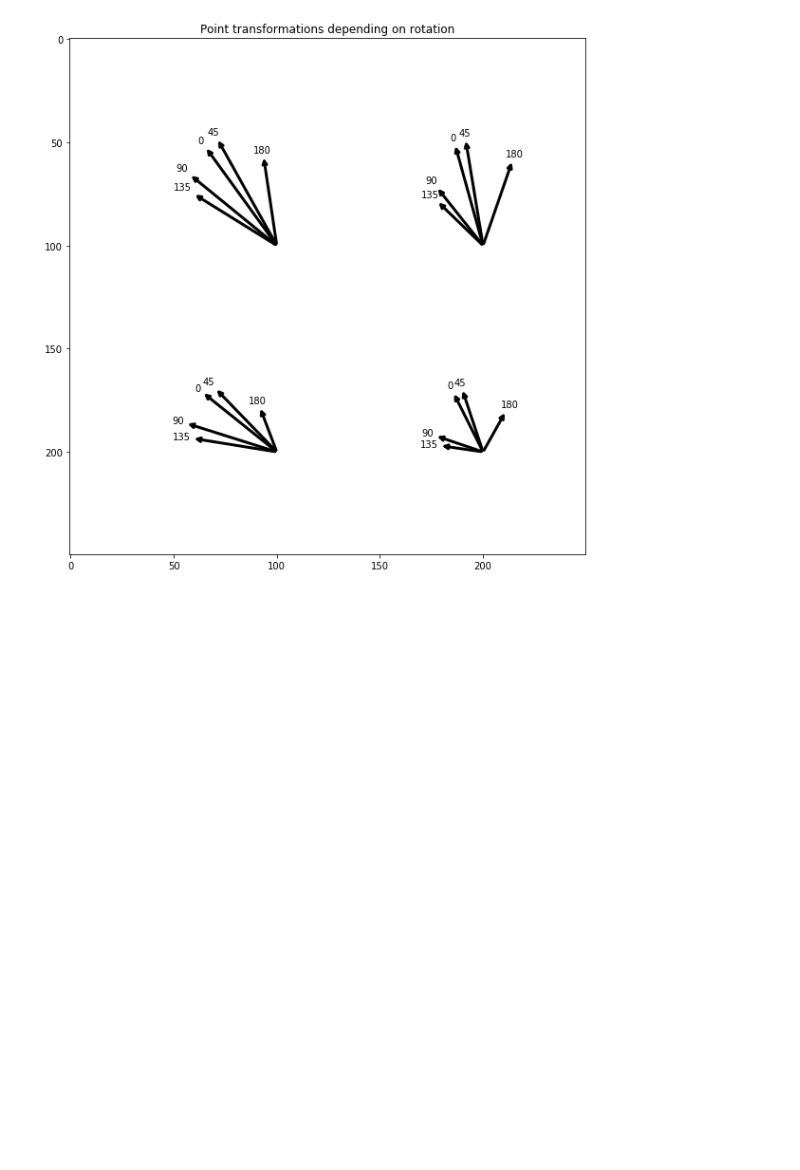
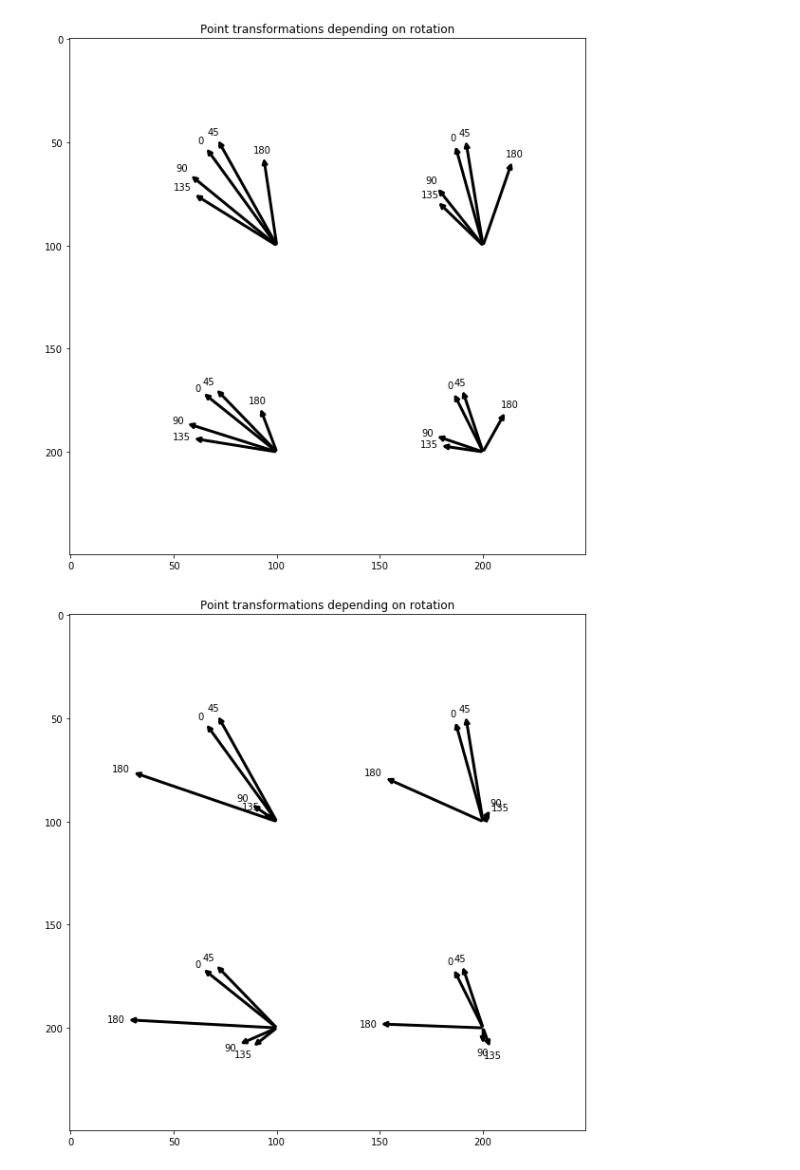
Before and after one commit to Lindronics/honours_project, a Jupyter notebook: notebooks/flir_one/flir_one_rotation.ipynb, the cells around one changed output. Cells and saved outputs as stored; diff of their text form; code cells hidden in the pictures; blank space fills up the shorter version.

```diff
--- a/notebooks/flir_one/flir_one_rotation.ipynb
+++ b/notebooks/flir_one/flir_one_rotation.ipynb
@@ -242,3 +242,54 @@ ax.set_title("Point transformations depending on rotation")
 pass
 # %% [output]
 [figure]
+# %%
+fig, ax = plt.subplots(1, figsize=(10, 10))
+bg = np.ones(shape=(250, 250), dtype=float)
+ax.imshow(bg, cmap="gray", vmin=0, vmax=1)
+
+p1 = np.array([100, 100], dtype=float)
+p2 = np.array([200, 100], dtype=float)
+p3 = np.array([100, 200], dtype=float)
+p4 = np.array([200, 200], dtype=float)
+
+vis_shape = np.array(metadata["shape"]["vis"])
+thr_shape = np.array(metadata["shape"]["thr"])
+
+coef, intercept, angle = [], [], []
+for name, image in metadata["photos"].items():
+    angle = metadata["photos"][name]["angle"]
+
+    X = metadata["photos"][name]["points"]["vis"]
+    y = metadata["photos"][name]["points"]["thr"]
+
+    X = np.vstack(X) // scaling_factor
+    y = np.vstack(y)
+
+    if angle >= 180:
+        X = vis_shape // scaling_factor - X
+        y = thr_shape - y
+    elif angle >= 90:
+        X = X[:, ::-1]
+        X[:, 1] = vis_shape[1] // scaling_factor - X[:, 1]
+        y = y[:, ::-1]
+        y[:, 1] = thr_shape[1] - y[:, 1]
+
+
+    model = LinearRegression()
+    model.fit(X, y)
+
+    t1 = p1 @ model.coef_.T + model.intercept_
+    t2 = p2 @ model.coef_.T + model.intercept_
+    t3 = p3 @ model.coef_.T + model.intercept_
+    t4 = p4 @ model.coef_.T + model.intercept_
+
+    ax.annotate(metadata["photos"][name]["angle"], xy=p1, xytext=t1, arrowprops=dict(arrowstyle="<-", linewidth=3))
+    ax.annotate(metadata["photos"][name]["angle"], xy=p2, xytext=t2, arrowprops=dict(arrowstyle="<-", linewidth=3))
+    ax.annotate(metadata["photos"][name]["angle"], xy=p3, xytext=t3, arrowprops=dict(arrowstyle="<-", linewidth=3))
+    ax.annotate(metadata["photos"][name]["angle"], xy=p4, xytext=t4, arrowprops=dict(arrowstyle="<-", linewidth=3))
+
+ax.set_title("Point transformations depending on rotation")
+
+pass
+# %% [output]
+[figure, added]
```
Also changed, not shown: 1 other file.
